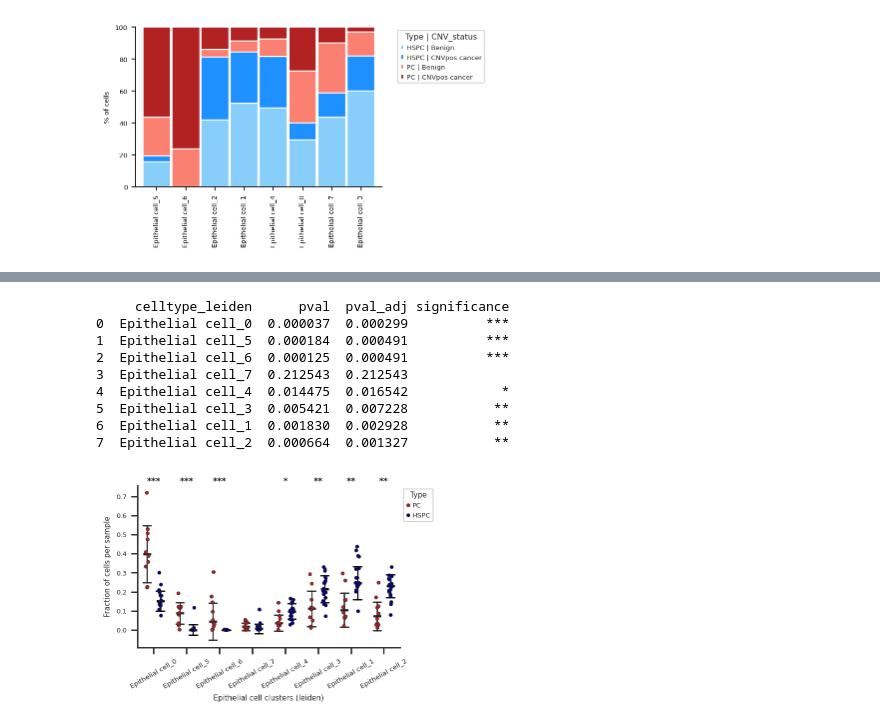
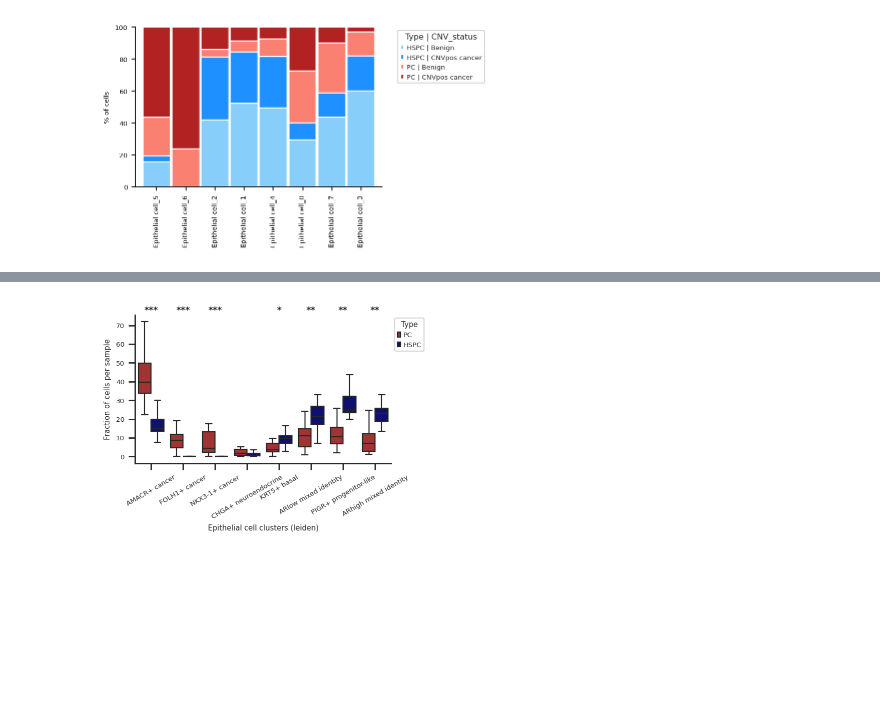
Before and after one commit to akiviaho/prostate_cancer_plasticity, a Jupyter notebook: lyu_2024_cell_type_subclustering.ipynb, the cells around one changed output, grey strips where cells are left out. Cells and saved outputs as stored; diff of their text form; code cells hidden in the pictures; blank space fills up the shorter version.

```diff
--- a/lyu_2024_cell_type_subclustering.ipynb
+++ b/lyu_2024_cell_type_subclustering.ipynb
@@ -392,20 +368,0 @@ plt.show()
-# %%
-obs_data = adata.obs.copy()
-
-
-sns.set_theme(style='white', font_scale=0.8,
-              palette='tab10',
-              rc={'xtick.bottom': True, 'ytick.left': True})
-
-
-fig, ax = plt.subplots(figsize=(10,4))
-sns.violinplot(obs_data,
-    x = 'epithelial_celltype',
-    y = 'total_counts',
-    ax=ax,
-    hue='epithelial_celltype',
-    log_scale=True
-    )
-ax.set_xticklabels(ax.get_xticklabels(),rotation=30)
-plt.tight_layout()
-plt.show()
@@ -496,7 +451,7 @@ sns.set_theme(style='white', font_scale=0.55,
 # --- Copy and filter data ---
 obs_data = adata.obs.copy()
 obs_data = obs_data[obs_data['cell_type'] == ctype].copy()
-obs_data['celltype_leiden'] = obs_data['celltype_leiden'].cat.remove_unused_categories()
+obs_data['epithelial_celltype'] = obs_data['epithelial_celltype'].cat.remove_unused_categories()
 
 # Remove low-cell samples
 vcounts = obs_data['sample'].value_counts()
@@ -506,7 +461,7 @@ obs_data['sample'] = obs_data['sample'].cat.remove_unused_categories()
 # --- Compute per-sample fractions ---
 sample_counts = (
     obs_data
-    .groupby(['sample', grpby, 'celltype_leiden'])
+    .groupby(['sample', grpby, 'epithelial_celltype'])
     .size()
     .reset_index(name='count')
 )
@@ -518,7 +473,7 @@ sample_counts = sample_counts[~((sample_counts['sample'].str.contains('^PC_')) &
 
 # --- Compute median difference PC - HSPC for each cluster ---
 medians = (
-    sample_counts.groupby(['celltype_leiden', grpby])['fraction']
+    sample_counts.groupby(['epithelial_celltype', grpby])['fraction']
     .median()
     .unstack()
 )
@@ -531,14 +486,14 @@ celltype_order = medians.sort_values('diff_PC_HSPC', ascending=False).index.toli
 types = sample_counts[grpby].unique()
 pvals = []
 for celltype in celltype_order:
-    data_sub = sample_counts[sample_counts['celltype_leiden'] == celltype]
+    data_sub = sample_counts[sample_counts['epithelial_celltype'] == celltype]
     group1 = data_sub.loc[data_sub['type'] == 'PC', 'fraction']
     group2 = data_sub.loc[data_sub['type'] == 'HSPC', 'fraction']
     if len(group1) > 0 and len(group2) > 0:
         stat, p = ranksums(group1, group2, alternative='two-sided')
     else:
         p = np.nan
-    pvals.append({'celltype_leiden': celltype, 'pval': p})
+    pvals.append({'epithelial_celltype': celltype, 'pval': p})
 
 pval_df = pd.DataFrame(pvals)
 
@@ -563,41 +518,29 @@ def p_to_star(p):
 
 pval_df['significance'] = pval_df['pval_adj'].apply(p_to_star)
 
+
+# Convert to pct
+sample_counts['fraction'] = sample_counts['fraction']*100
+
 # --- Plot ---
 plt.figure(figsize=(4, 3))
-sns.stripplot(
+sns.boxplot(
     data=sample_counts,
-    x='celltype_leiden',
+    x='epithelial_celltype',
     y='fraction',
     hue=grpby,
     order=celltype_order,
     dodge=True,
-    linewidth=0.4,
-    size=3
-)
-
-sns.pointplot(
-    data=sample_counts,
-    x='celltype_leiden',
-    y='fraction',
-    hue=grpby,
-    order=celltype_order,
-    estimator='median',
-    errorbar='sd',
-    dodge=0.4,
-    join=False,
-    capsize=0.25,
-    errwidth=1.2,
-    markers='_',
-    linestyles='',
-    color='black',
-    legend=False
+    fliersize=0
+    #linewidth=0.4,
+    #size=3
 )
 
 # Annotate significance above boxes
 y_max = sample_counts['fraction'].max()
 for i, row in enumerate(pval_df.itertuples()):
-    plt.text(i, y_max * 1.05, row.significance, ha='center', va='bottom', fontsize=8, fontweight='bold')
+    plt.text(i, 1.05*y_max, row.significance, ha='center', va='bottom', fontsize=8, fontweight='bold')
+    #plt.text(i, sample_counts.loc[sample_counts['celltype_leiden'] == row[1],'fraction'].max(), row.significance, ha='center', va='bottom', fontsize=8, fontweight='bold')
 
 print(pval_df)
 plt.xlabel('Epithelial cell clusters (leiden)')
@@ -606,5 +549,6 @@ plt.xticks(rotation=30)
 sns.despine()
 plt.tight_layout()
 plt.legend(title='Type', bbox_to_anchor=(1, 1), loc='upper left')
+plt.savefig('/home/ak431480/plots/cluster_fraction_boxplot.pdf')
 plt.show()
 # %% [output]
@@ -622,10 +564 @@ The `errwidth` parameter is deprecated. And will be removed in v0.15.0. Pass `er
-     celltype_leiden      pval  pval_adj significance
-0  Epithelial cell_0  0.000037  0.000299          ***
-1  Epithelial cell_5  0.000184  0.000491          ***
-2  Epithelial cell_6  0.000125  0.000491          ***
-3  Epithelial cell_7  0.212543  0.212543
-4  Epithelial cell_4  0.014475  0.016542            *
-5  Epithelial cell_3  0.005421  0.007228           **
-6  Epithelial cell_1  0.001830  0.002928           **
-7  Epithelial cell_2  0.000664  0.001327           **
-[figure, old version]
+[figure, new version]
```
Also changed, not shown: parts of 24 cells of this notebook, 5 other files.
